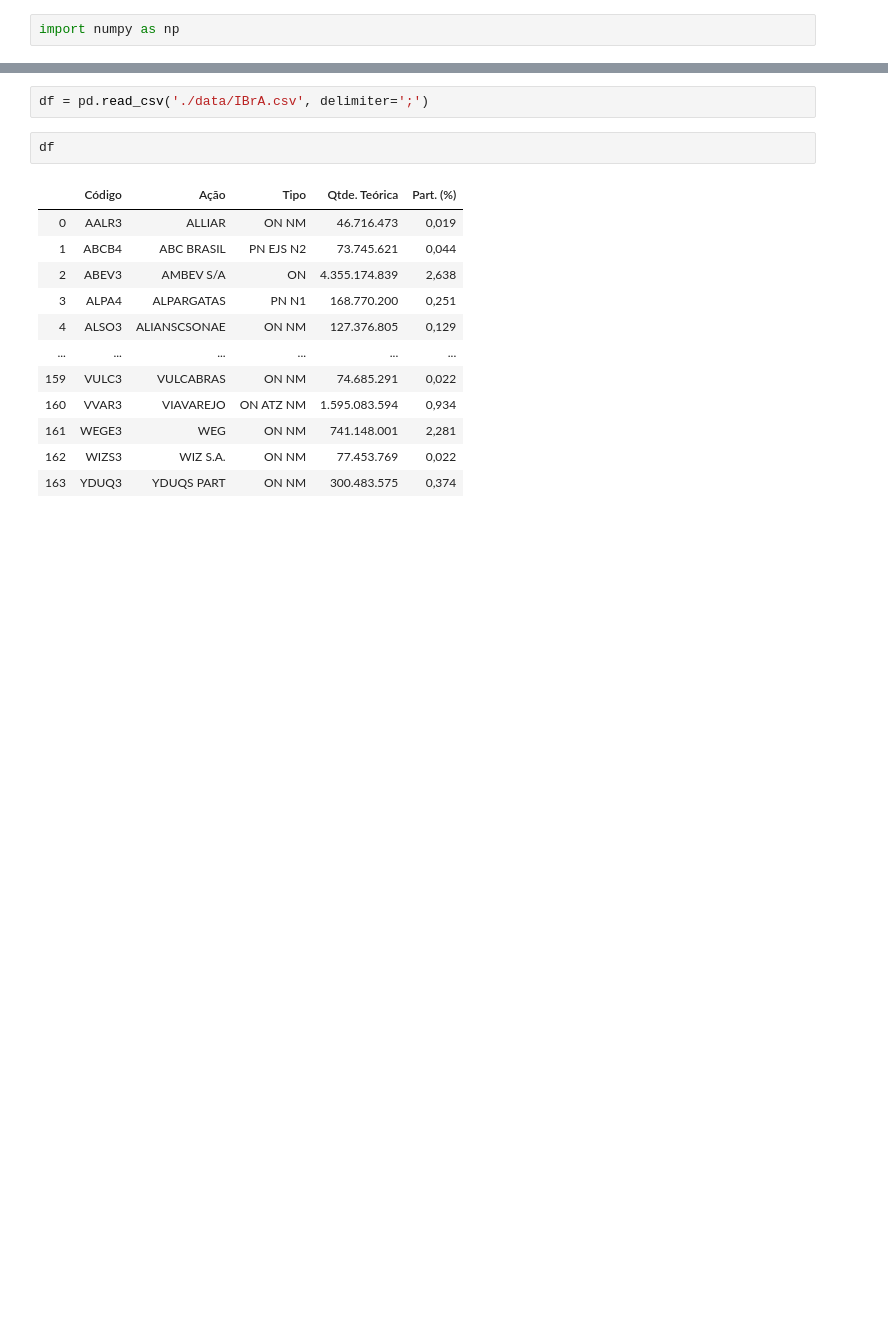
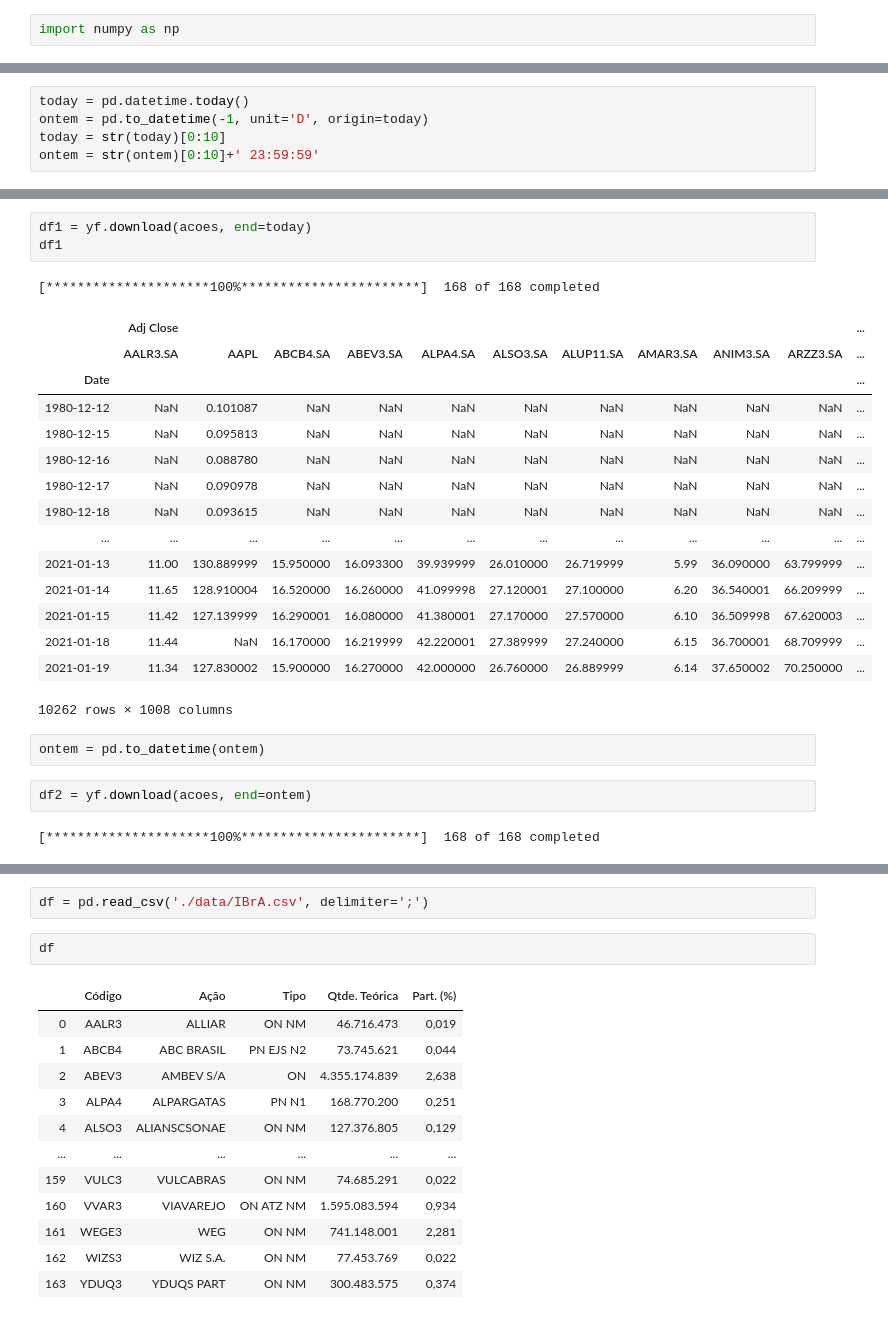
Before and after one commit to rafaelschena/stocks_analyzer, a Jupyter notebook: tests.ipynb, the cells around one changed output, grey strips where cells are left out. Drawn from its saved outputs; the diff is of its cells as text; blank space fills up the shorter version.

```diff
--- a/tests.ipynb
+++ b/tests.ipynb
@@ -6,0 +11,5 @@ import sqlite3
+# %%
+today = pd.datetime.today()
+ontem = pd.to_datetime(-1, unit='D', origin=today)
+today = str(today)[0:10]
+ontem = str(ontem)[0:10]+' 23:59:59'
@@ -6,0 +20,26 @@ import sqlite3
+# %%
+df1 = yf.download(acoes, end=today)
+df1
+# %% [output]
+[*********************100%***********************]  168 of 168 completed
+|  | Adj Close |  |  |  |  |  |  |  |  |  | ... |
+|  | AALR3.SA | AAPL | ABCB4.SA | ABEV3.SA | ALPA4.SA | ALSO3.SA | ALUP11.SA | AMAR3.SA | ANIM3.SA | ARZZ3.SA | ... |
+| Date |  |  |  |  |  |  |  |  |  |  | ... |
+| 1980-12-12 | NaN | 0.101087 | NaN | NaN | NaN | NaN | NaN | NaN | NaN | NaN | ... |
+| 1980-12-15 | NaN | 0.095813 | NaN | NaN | NaN | NaN | NaN | NaN | NaN | NaN | ... |
+| 1980-12-16 | NaN | 0.088780 | NaN | NaN | NaN | NaN | NaN | NaN | NaN | NaN | ... |
+| 1980-12-17 | NaN | 0.090978 | NaN | NaN | NaN | NaN | NaN | NaN | NaN | NaN | ... |
+| 1980-12-18 | NaN | 0.093615 | NaN | NaN | NaN | NaN | NaN | NaN | NaN | NaN | ... |
+| ... | ... | ... | ... | ... | ... | ... | ... | ... | ... | ... | ... |
+| 2021-01-13 | 11.00 | 130.889999 | 15.950000 | 16.093300 | 39.939999 | 26.010000 | 26.719999 | 5.99 | 36.090000 | 63.799999 | ... |
+| 2021-01-14 | 11.65 | 128.910004 | 16.520000 | 16.260000 | 41.099998 | 27.120001 | 27.100000 | 6.20 | 36.540001 | 66.209999 | ... |
+| 2021-01-15 | 11.42 | 127.139999 | 16.290001 | 16.080000 | 41.380001 | 27.170000 | 27.570000 | 6.10 | 36.509998 | 67.620003 | ... |
+| 2021-01-18 | 11.44 | NaN | 16.170000 | 16.219999 | 42.220001 | 27.389999 | 27.240000 | 6.15 | 36.700001 | 68.709999 | ... |
+| 2021-01-19 | 11.34 | 127.830002 | 15.900000 | 16.270000 | 42.000000 | 26.760000 | 26.889999 | 6.14 | 37.650002 | 70.250000 | ... |
+10262 rows × 1008 columns
+# %%
+ontem = pd.to_datetime(ontem)
+# %%
+df2 = yf.download(acoes, end=ontem)
+# %% [output]
+[*********************100%***********************]  168 of 168 completed
```
Also changed, not shown: parts of 9 cells of this notebook, 2 other files.
